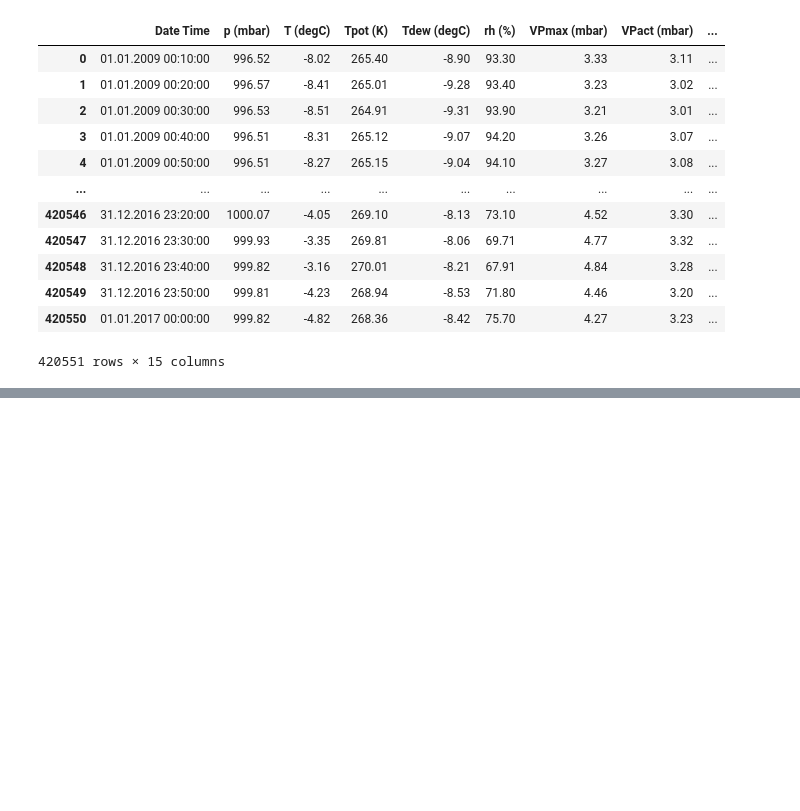
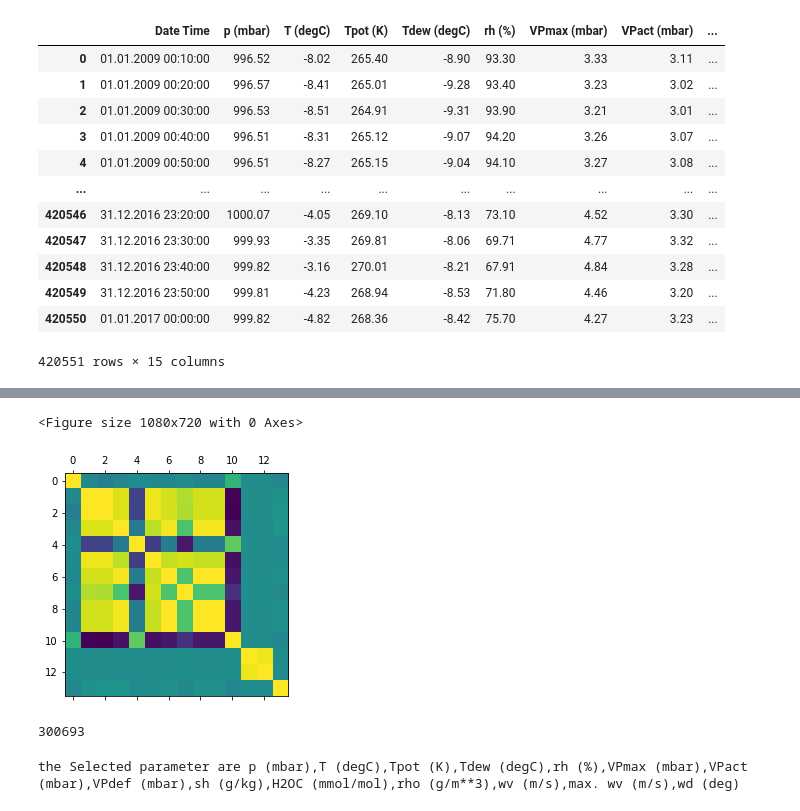
Before and after one commit to Lmombaerts/DL_teaching, a Jupyter notebook: weatherpred.ipynb, the cells around one changed output, grey strips where cells are left out. Saved outputs shown, nothing was run; the diff lists cells and outputs as text; code cells hidden in the pictures; blank space fills up the shorter version.

```diff
--- a/weatherpred.ipynb
+++ b/weatherpred.ipynb
@@ -37,0 +49,34 @@ df
+# %%
+def show_heatmap(data):
+    plt.figure(figsize=(15,10))
+    plt.matshow(data.corr())
+    plt.show()
+
+show_heatmap(df)
+# %% [output]
+<Figure size 1080x720 with 0 Axes>
+[figure, added]
+# %%
+split_fraction = 0.715
+train_split = int(split_fraction * int(df.shape[0]))
+step = 6
+past = 720
+future = 72
+sequence_length = int(past / step)
+
+learning_rate = 0.001
+batch_size = 256
+epochs = 10
+
+def normalize(data, train_split):
+    data_mean = data[:train_split].mean(axis=0)
+    data_std = data[:train_split].std(axis=0)
+    return (data - data_mean)/data_std
+
+print(train_split)
+# %% [output]
+300693
+# %%
+print('the Selected parameter are', ','.join([df.columns[i] for i in range(1,15)]))
+# %% [output]
+the Selected parameter are p (mbar),T (degC),Tpot (K),Tdew (degC),rh (%),VPmax (mbar),VPact (mbar),VPdef (mbar),sh (g/kg),H2OC (mmol/mol),rho (g/m**3),wv (m/s),max. wv (m/s),wd (deg)
```
Also changed, not shown: parts of 10 cells of this notebook.
